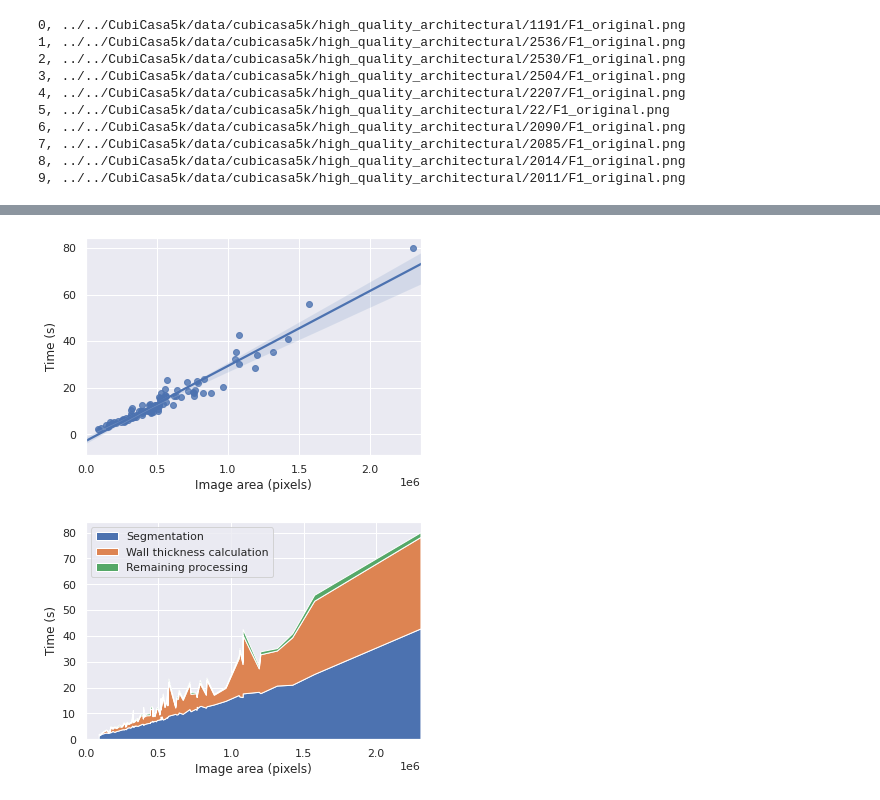
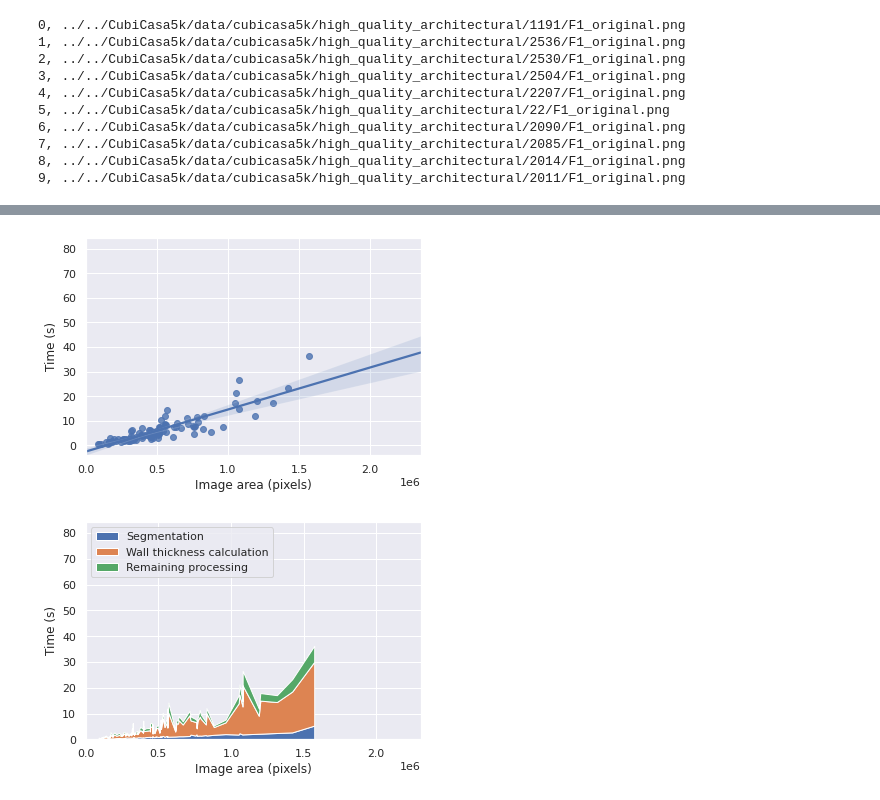
Before and after one commit to joaocmd/Inverse-Algorithmic-Design, a Jupyter notebook: Recognition/execution_times.ipynb, the cells around one changed output, grey strips where cells are left out. Drawn from its saved outputs; the diff is of its cells as text; code cells hidden in the pictures.

```diff
--- a/Recognition/execution_times.ipynb
+++ b/Recognition/execution_times.ipynb
@@ -100,36 +178,40 @@ for image_name in tqdm(files[:100]):
 # %%
 import pandas as pd
 import seaborn as sns
 
 sns.set_theme()
 
-times = pd.read_csv('./qualitative/all_times.csv')
+times = pd.read_csv('./qualitative/all_times_all_gpu.csv')
+# times = pd.read_csv(out_file)
 times.sort_values(by='area', inplace=True)
 
-sns.regplot(x='area', y='total', data=times, label='Total', truncate=False)
 # sns.regplot(x='area', y='seg', data=times, label='Segmentation')
 # sns.regplot(x='area', y='vect', data=times, label='Vectorization')
 # sns.regplot(x='area', y='wall_width', data=times, label='Wall width')
 # plt.legend()
+plt.xlim((0, M+0.05e6))
+# plt.ylim(ylim)
+plt.ylim((-4, 84.3799688498647))
+sns.regplot(x='area', y='total', data=times, label='Total', truncate=False)
 plt.ylabel('Time (s)')
 plt.xlabel('Image area (pixels)')
-plt.xlim([0, times.area.max()+0.05e6])
-plt.savefig('./qualitative/time-by-area.pdf')
+plt.savefig('./qualitative/time-by-area-all-gpu.pdf', bb_inches='tight', pad_inches=0)
 plt.show()
 
 remaining = times.vect + times["att+norm"] + times.smbl_class
 
 plt.stackplot(
     times.area, times.seg, times.wall_width, remaining,
     labels=['Segmentation', 'Wall thickness calculation', 'Remaining processing'])
 plt.legend(loc='upper left')
 plt.ylabel('Time (s)')
 plt.xlabel('Image area (pixels)')
-plt.xlim([0, times.area.max()])
-plt.savefig('./qualitative/stacked-time-by-area.pdf')
+plt.xlim((0, M))
+plt.ylim((0, 84.3799688498647))
+plt.savefig('./qualitative/stacked-time-by-area-all-gpu.pdf', bb_inches='tight', pad_inches=0)
 # %% [output]
-[figure, old version]
+[figure, new version]
-[figure, old version]
+[figure, new version]
 # %%
 times["seg/total"] = times.seg/times.total * 100
 times["width/total"] = times.wall_width/times.total * 100
```
Also changed, not shown: parts of 6 cells of this notebook, 11 other files.
